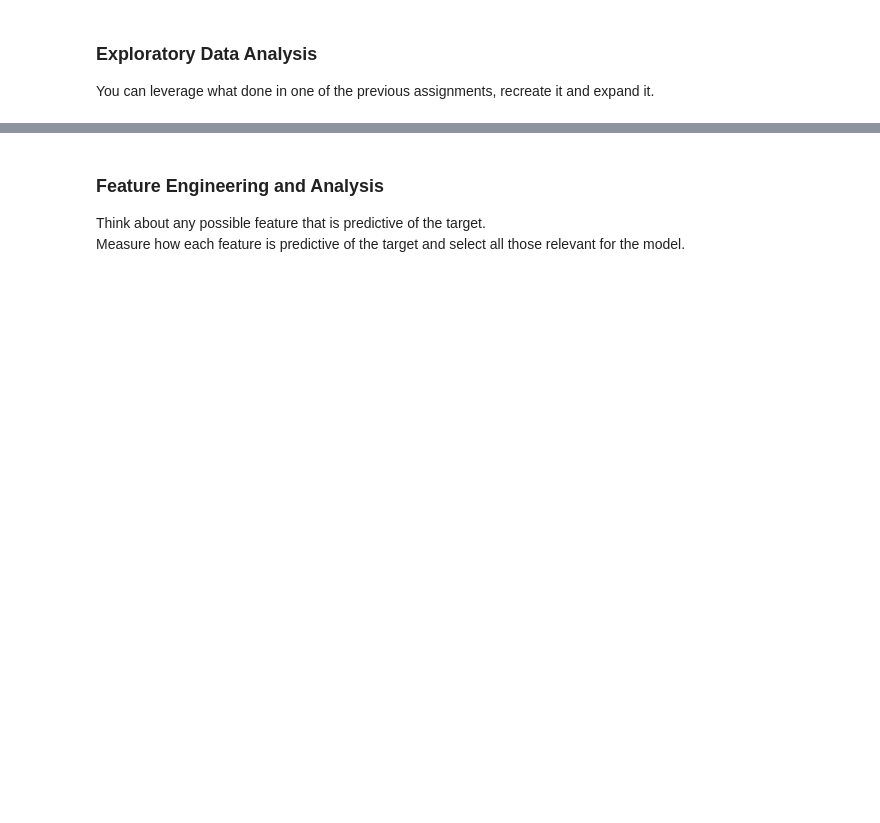
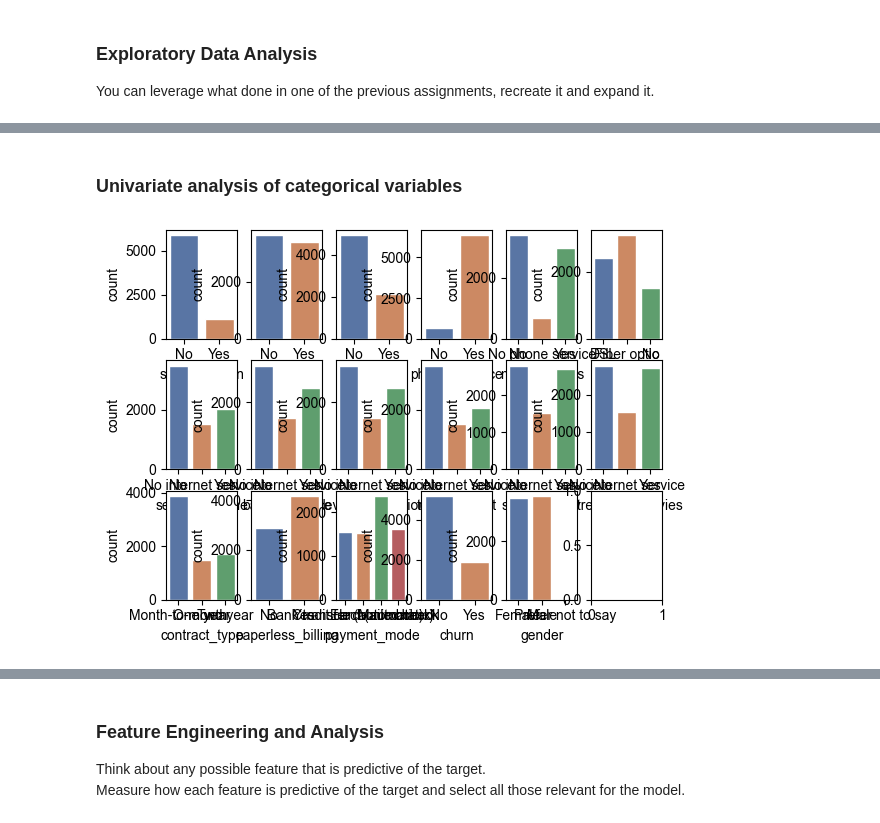
Before and after one commit to GiuseppeManai/ysc4224, a Jupyter notebook: 2.Churn_Model/ChurnModel.ipynb, the cells around one changed output, grey strips where cells are left out. Cells and saved outputs as stored; diff of their text form; code cells hidden in the pictures; blank space fills up the shorter version.

Commit message:
update churn model

```diff
--- a/2.Churn_Model/ChurnModel.ipynb
+++ b/2.Churn_Model/ChurnModel.ipynb
@@ -6,2 +14,6 @@ import numpy as np
 # %% [markdown]
 ### Load Data
+# %%
+# import data into a pandas dataframe
+df = pd.read_csv('telco_customer_churn.csv')
+df.head()
@@ -11,0 +55,6 @@ You can leverage what done in one of the previous assignments, recreate it and e
+# %%
+# Check number of blank strings
+df["charges_total"] = df["charges_total"].apply(lambda s: s.strip())
+print((df["charges_total"] == "").sum())
+
+df[["tenure", "charges_total"]][df["charges_total"] == ""]
@@ -11,0 +75,10 @@ You can leverage what done in one of the previous assignments, recreate it and e
+# %%
+# Replace blank strings with 0 as empty strings are used for clients <1 month in tenture, some string could be "  " and not just "", so we also strip whitespaces.
+df["charges_total"] = df["charges_total"].replace("", 0)
+
+# Convert to the float dtype
+df["charges_total"] = df["charges_total"].astype(float)
+# %%
+# Standardise to Yes / No for senior citizen
+df["senior_citizen"] = df["senior_citizen"].apply(lambda x: "Yes" if x == 1 else "No")
+df["senior_citizen"] = df["senior_citizen"].astype("category")
@@ -11,0 +127,32 @@ You can leverage what done in one of the previous assignments, recreate it and e
+# %% [markdown]
+### Univariate analysis of categorical variables
+# %%
+fig, ax = plt.subplots(3, 6)
+sns.set(rc={'figure.figsize':(40,24)})
+
+# First row
+sns.countplot(x = "senior_citizen", data = df, ax = ax[0, 0])
+sns.countplot(x = "partner", data = df, ax = ax[0, 1])
+sns.countplot(x = "dependents", data = df, ax = ax[0, 2])
+sns.countplot(x = "phone_Service", data = df, ax = ax[0, 3])
+sns.countplot(x = "multiple_lines", data = df, ax = ax[0, 4])
+sns.countplot(x = "internet", data = df, ax = ax[0, 5])
+
+# Second row
+sns.countplot(x = "security_online", data = df, ax = ax[1, 0])
+sns.countplot(x = "backup_online", data = df, ax = ax[1, 1])
+sns.countplot(x = "device_protection", data = df, ax = ax[1, 2])
+sns.countplot(x = "tech_support", data = df, ax = ax[1, 3])
+sns.countplot(x = "streaming_tv", data = df, ax = ax[1, 4])
+sns.countplot(x = "streaming_movies", data = df, ax = ax[1, 5])
+
+# Third row
+sns.countplot(x = "contract_type", data = df, ax = ax[2, 0])
+sns.countplot(x = "paperless_billing", data = df, ax = ax[2, 1])
+sns.countplot(x = "payment_mode", data = df, ax = ax[2, 2])
+sns.countplot(x = "churn", data = df, ax = ax[2, 3])
+sns.countplot(x = "gender", data = df, ax = ax[2, 4])
+
+plt.show()
+# %% [output]
+[figure, added]
```
Also changed, not shown: parts of 59 cells of this notebook, 1 other file.
